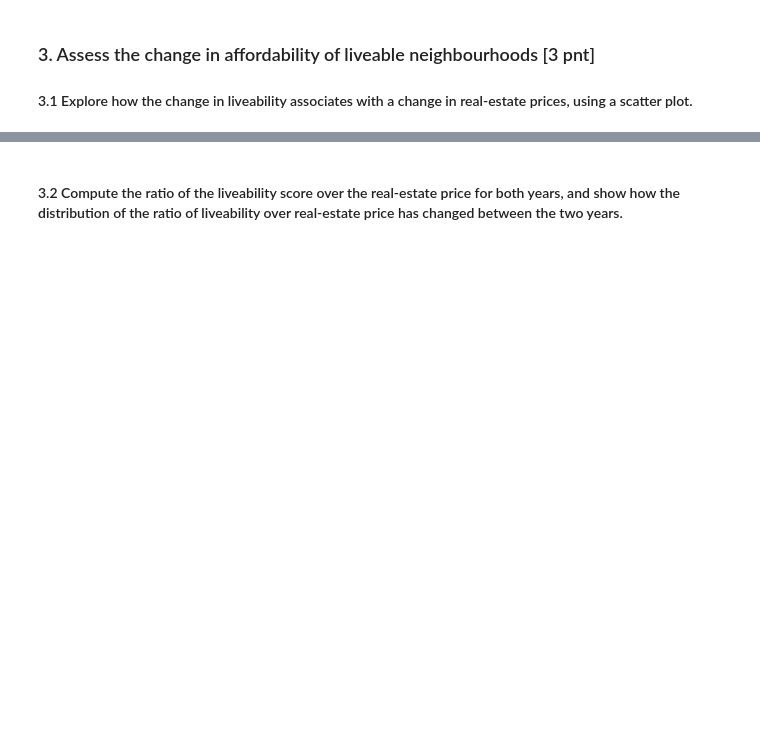
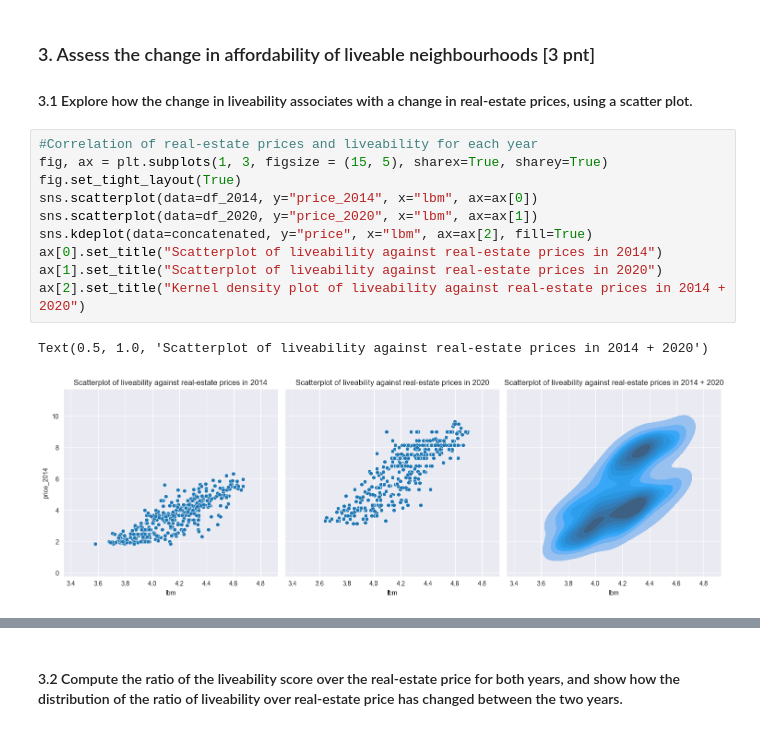
Before and after one commit to hjdeheer/TPM34A_Lab, a Jupyter notebook: Assignments/assignment_01/assignment_01.ipynb, the cells around one changed output, grey strips where cells are left out. Saved outputs shown, nothing was run; the diff lists cells and outputs as text; blank space fills up the shorter version.

```diff
--- a/Assignments/assignment_01/assignment_01.ipynb
+++ b/Assignments/assignment_01/assignment_01.ipynb
@@ -112,3 +344,16 @@ pd.set_option('display.max_columns', None)
 ### 3. Assess the change in affordability of liveable neighbourhoods [3 pnt]
 
 #### 3.1 Explore how the change in liveability associates with a change in real-estate prices, using a scatter plot.
+# %%
+#Correlation of real-estate prices and liveability for each year
+fig, ax = plt.subplots(1, 3, figsize = (15, 5), sharex=True, sharey=True)
+fig.set_tight_layout(True)
+sns.scatterplot(data=df_2014, y="price_2014", x="lbm", ax=ax[0])
+sns.scatterplot(data=df_2020, y="price_2020", x="lbm", ax=ax[1])
+sns.kdeplot(data=concatenated, y="price", x="lbm", ax=ax[2], fill=True)
+ax[0].set_title("Scatterplot of liveability against real-estate prices in 2014")
+ax[1].set_title("Scatterplot of liveability against real-estate prices in 2020")
+ax[2].set_title("Kernel density plot of liveability against real-estate prices in 2014 + 2020")
+# %% [output]
+Text(0.5, 1.0, 'Scatterplot of liveability against real-estate prices in 2014 + 2020')
+[figure, added]
```
Also changed, not shown: parts of 27 cells of this notebook.
